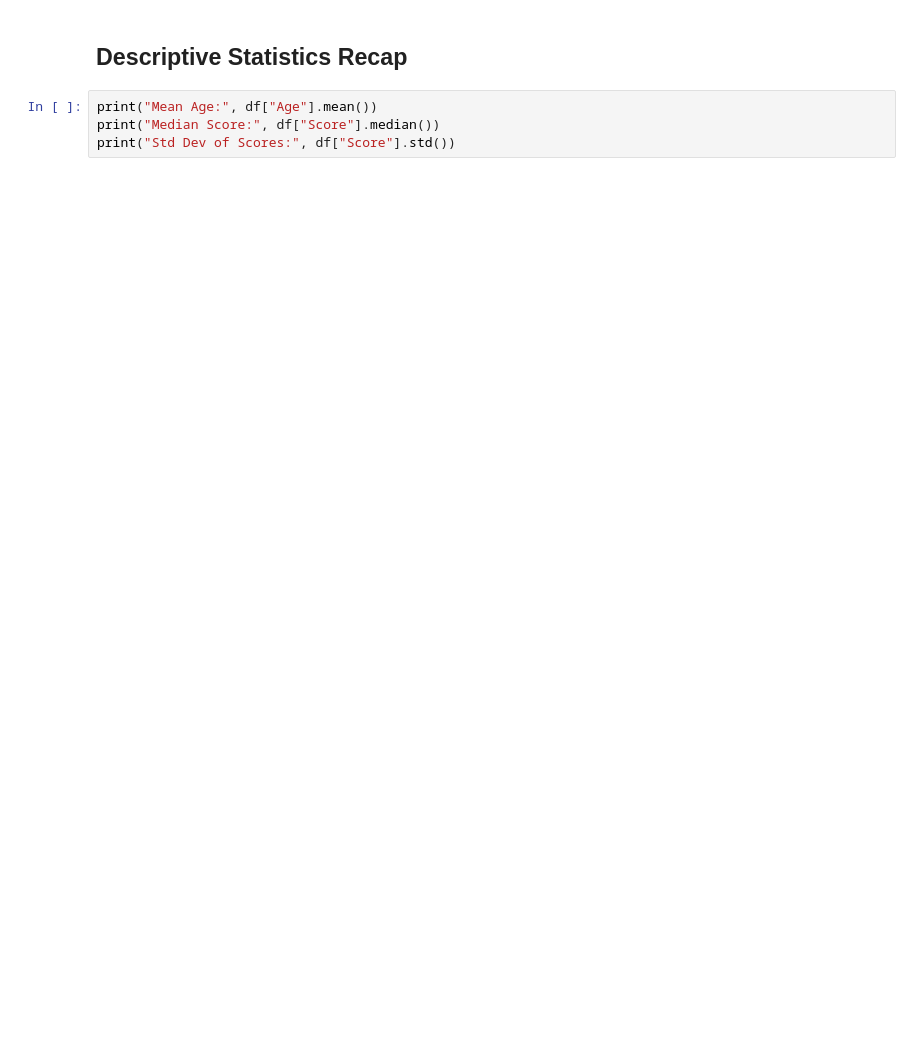
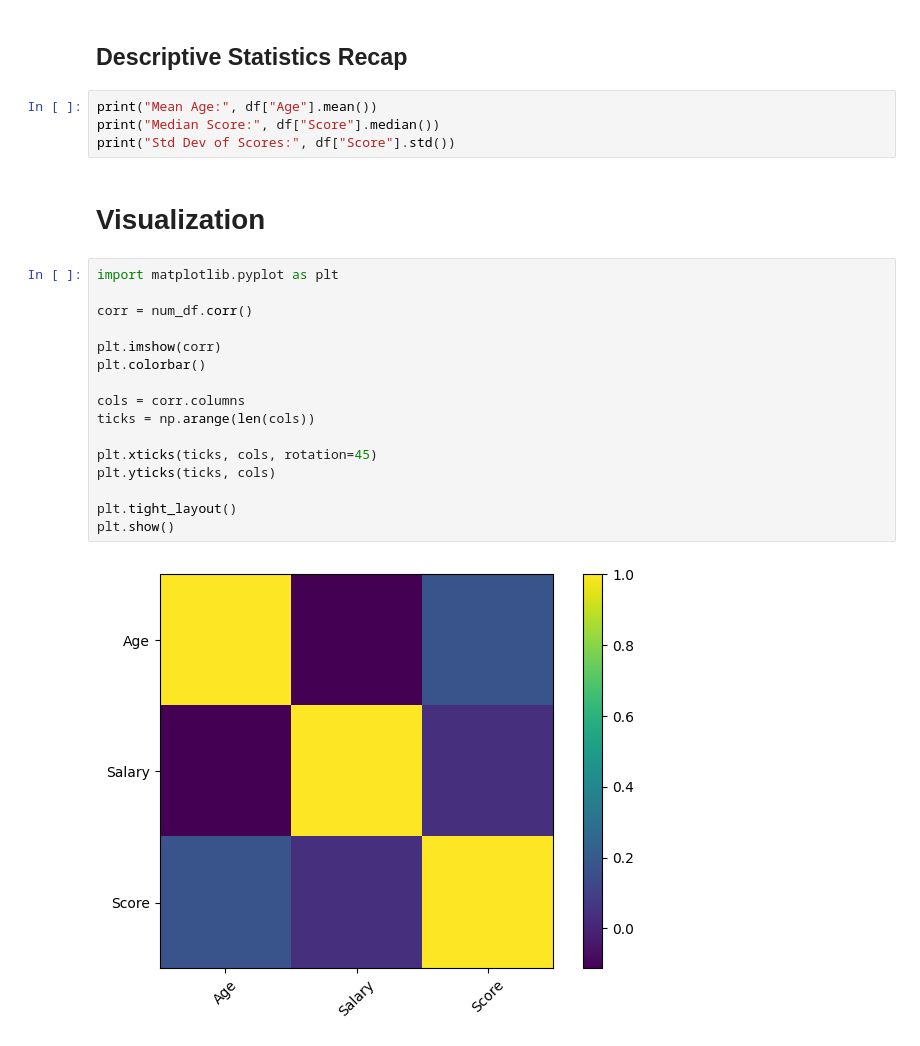
Before and after one commit to pollicy/Data-ladies-2025, a Jupyter notebook: Data_ladies_second_cohort_.ipynb, the cells around one changed output. Saved outputs shown, nothing was run; the diff lists cells and outputs as text; blank space fills up the shorter version.

```diff
--- a/Data_ladies_second_cohort_.ipynb
+++ b/Data_ladies_second_cohort_.ipynb
@@ -260,3 +360,23 @@ sorted_scores, ranked_df
 print("Mean Age:", df["Age"].mean())
 print("Median Score:", df["Score"].median())
 print("Std Dev of Scores:", df["Score"].std())
+# %% [markdown]
+# Visualization
+# %%
+import matplotlib.pyplot as plt
+
+corr = num_df.corr()
+
+plt.imshow(corr)
+plt.colorbar()
+
+cols = corr.columns
+ticks = np.arange(len(cols))
+
+plt.xticks(ticks, cols, rotation=45)
+plt.yticks(ticks, cols)
+
+plt.tight_layout()
+plt.show()
+# %% [output]
+[figure, added]
```
Also changed, not shown: parts of 26 cells of this notebook.
